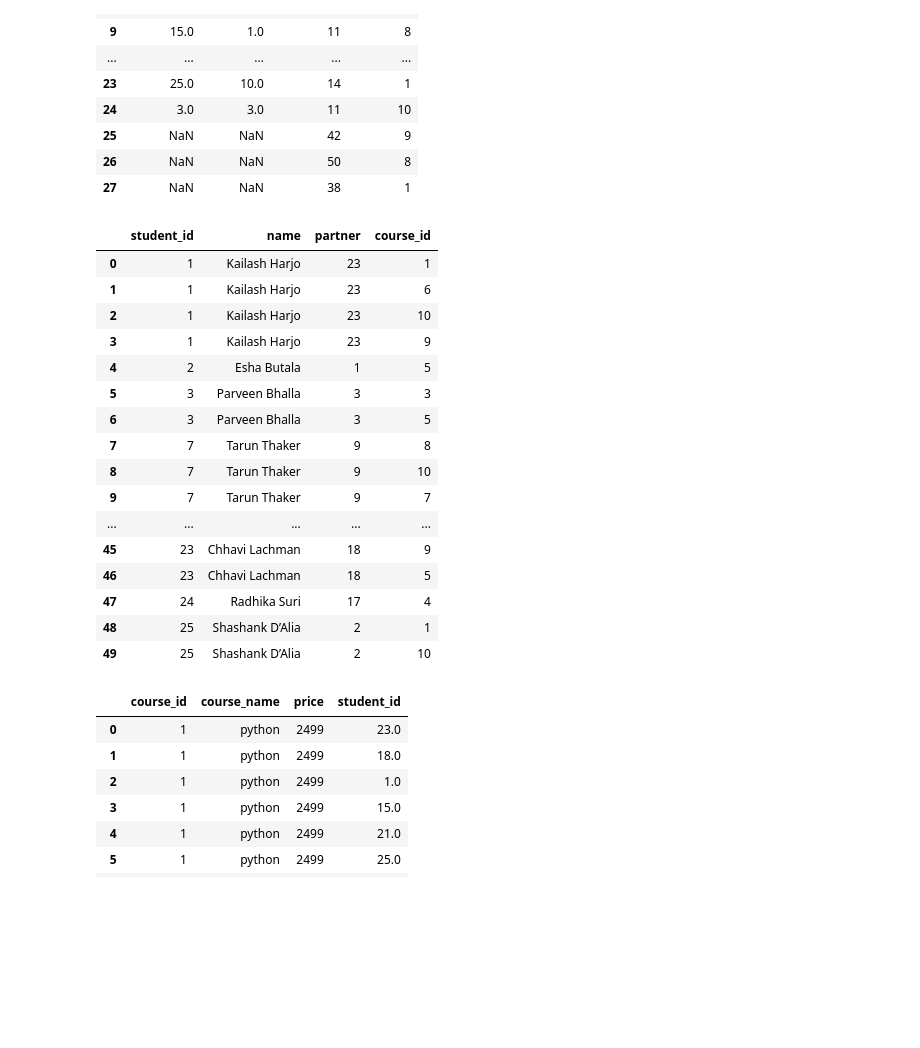
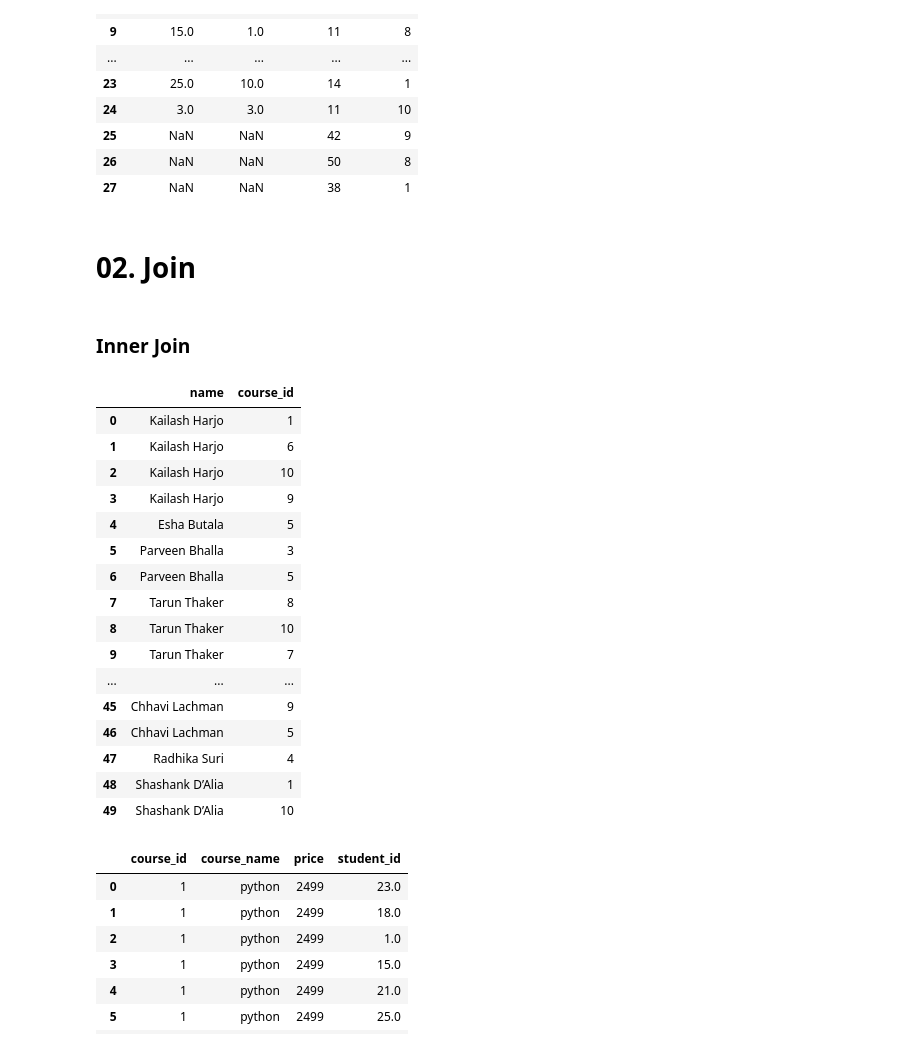
Before and after one commit to thekhushal/Learning, a Jupyter notebook: DataScience/92_CampusX_DSMP/session_20_merging.ipynb, the cells around one changed output. Saved outputs shown, nothing was run; the diff lists cells and outputs as text; code cells hidden in the pictures; blank space fills up the shorter version.

Commit message:
Rewising Merge

```diff
--- a/DataScience/92_CampusX_DSMP/session_20_merging.ipynb
+++ b/DataScience/92_CampusX_DSMP/session_20_merging.ipynb
@@ -37,7 +27,7 @@ dec
 # mullitindex -> fetch using iloc
 # concat dataframes horizontally
 # %%
-regs = pd.concat([nov,dec],ignore_index=True)
+regs = pd.concat(objs=[nov,dec],ignore_index=True)
 regs
 # %% [output]
 |  | student_id | course_id |
@@ -85,27 +95,31 @@ pd.concat([nov,dec],axis=1)
 | 25 | NaN | NaN | 42 | 9 |
 | 26 | NaN | NaN | 50 | 8 |
 | 27 | NaN | NaN | 38 | 1 |
+# %% [markdown]
+# **02. Join**
+# %% [markdown]
+### **Inner Join**
 # %%
 # inner join
-students.merge(regs,how='inner',on='student_id')
+students.merge(regs,how='inner',on='student_id')[["name", "course_id"]]
 # %% [output]
-|  | student_id | name | partner | course_id |
-| 0 | 1 | Kailash Harjo | 23 | 1 |
-| 1 | 1 | Kailash Harjo | 23 | 6 |
-| 2 | 1 | Kailash Harjo | 23 | 10 |
-| 3 | 1 | Kailash Harjo | 23 | 9 |
-| 4 | 2 | Esha Butala | 1 | 5 |
-| 5 | 3 | Parveen Bhalla | 3 | 3 |
-| 6 | 3 | Parveen Bhalla | 3 | 5 |
-| 7 | 7 | Tarun Thaker | 9 | 8 |
-| 8 | 7 | Tarun Thaker | 9 | 10 |
-| 9 | 7 | Tarun Thaker | 9 | 7 |
-| ... | ... | ... | ... | ... |
-| 45 | 23 | Chhavi Lachman | 18 | 9 |
-| 46 | 23 | Chhavi Lachman | 18 | 5 |
-| 47 | 24 | Radhika Suri | 17 | 4 |
-| 48 | 25 | Shashank D’Alia | 2 | 1 |
-| 49 | 25 | Shashank D’Alia | 2 | 10 |
+|  | name | course_id |
+| 0 | Kailash Harjo | 1 |
+| 1 | Kailash Harjo | 6 |
+| 2 | Kailash Harjo | 10 |
+| 3 | Kailash Harjo | 9 |
+| 4 | Esha Butala | 5 |
+| 5 | Parveen Bhalla | 3 |
+| 6 | Parveen Bhalla | 5 |
+| 7 | Tarun Thaker | 8 |
+| 8 | Tarun Thaker | 10 |
+| 9 | Tarun Thaker | 7 |
+| ... | ... | ... |
+| 45 | Chhavi Lachman | 9 |
+| 46 | Chhavi Lachman | 5 |
+| 47 | Radhika Suri | 4 |
+| 48 | Shashank D’Alia | 1 |
+| 49 | Shashank D’Alia | 10 |
 # %%
 # left join
 courses.merge(regs,how='left',on='course_id')
```
Also changed, not shown: parts of 5 cells of this notebook.
